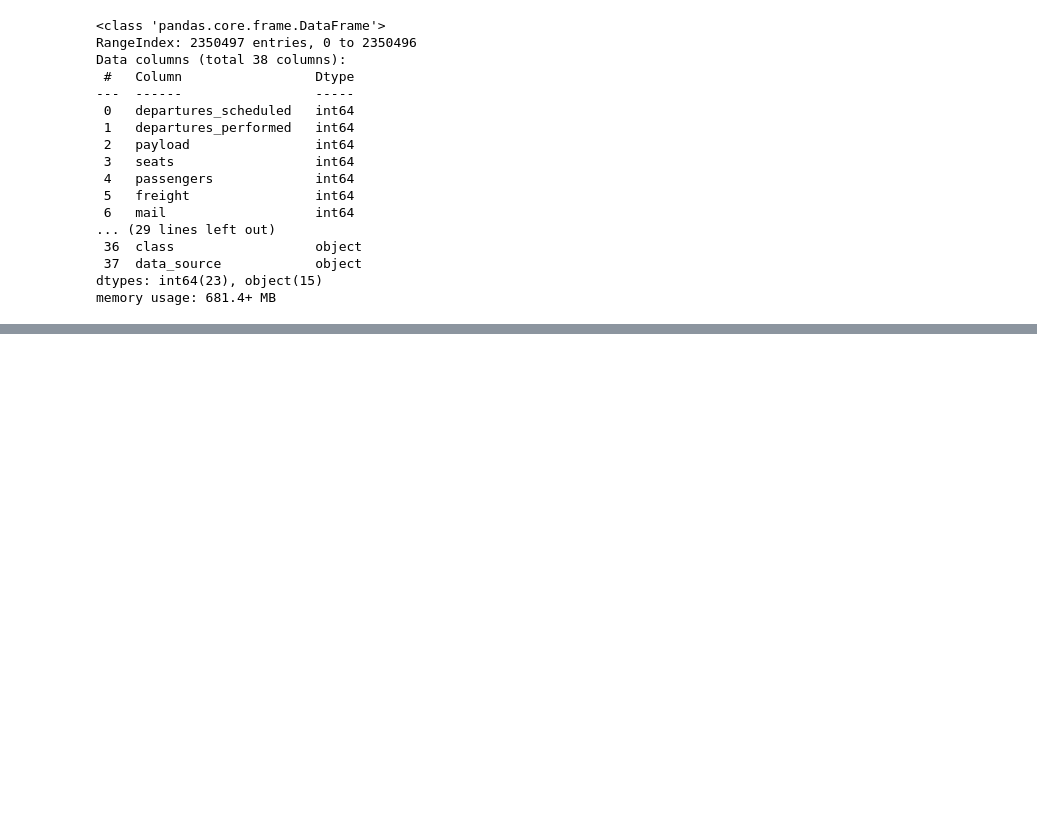
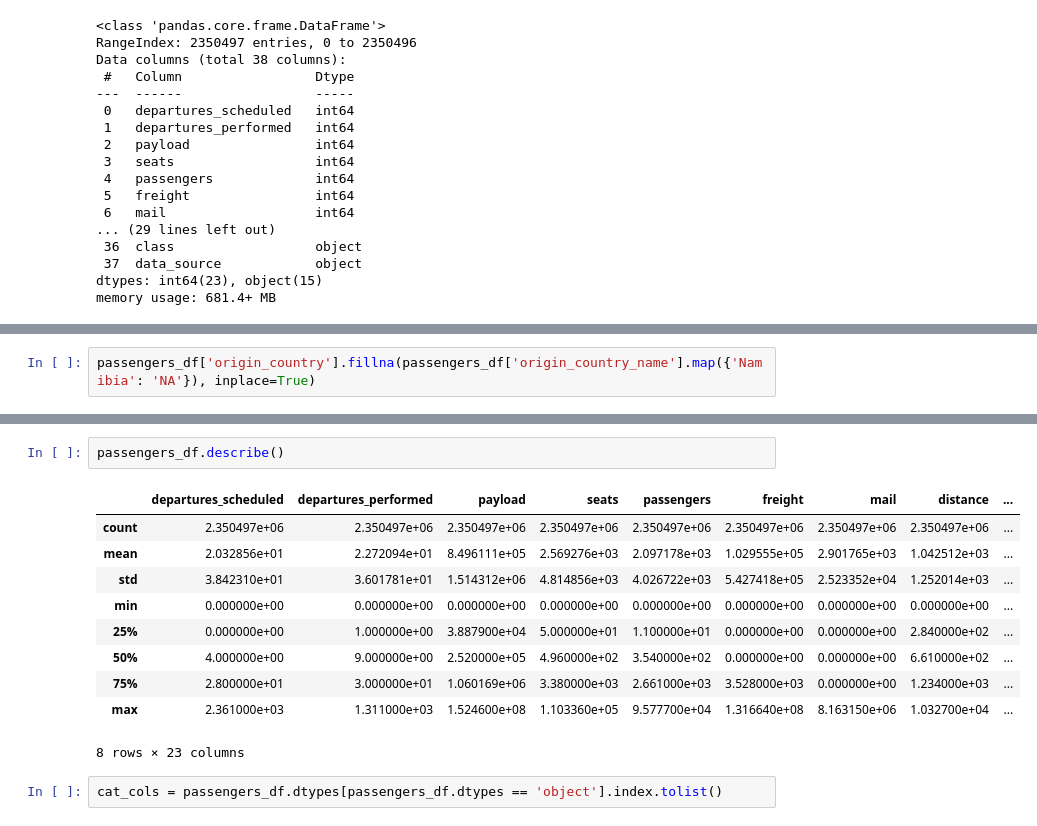
Before and after one commit to btmarsh6/mid-term-project-I, a Jupyter notebook: Ben_cleaning.ipynb, the cells around one changed output, grey strips where cells are left out. Cells and saved outputs as stored; diff of their text form; blank space fills up the shorter version.

```diff
--- a/Ben_cleaning.ipynb
+++ b/Ben_cleaning.ipynb
@@ -200,0 +251,2 @@ memory usage: 681.4+ MB
+# %%
+passengers_df['origin_country'].fillna(passengers_df['origin_country_name'].map({'Namibia': 'NA'}), inplace=True)
@@ -200,0 +289,15 @@ memory usage: 681.4+ MB
+# %%
+passengers_df.describe()
+# %% [output]
+|  | departures_scheduled | departures_performed | payload | seats | passengers | freight | mail | distance | ... |
+| count | 2.350497e+06 | 2.350497e+06 | 2.350497e+06 | 2.350497e+06 | 2.350497e+06 | 2.350497e+06 | 2.350497e+06 | 2.350497e+06 | ... |
+| mean | 2.032856e+01 | 2.272094e+01 | 8.496111e+05 | 2.569276e+03 | 2.097178e+03 | 1.029555e+05 | 2.901765e+03 | 1.042512e+03 | ... |
+| std | 3.842310e+01 | 3.601781e+01 | 1.514312e+06 | 4.814856e+03 | 4.026722e+03 | 5.427418e+05 | 2.523352e+04 | 1.252014e+03 | ... |
+| min | 0.000000e+00 | 0.000000e+00 | 0.000000e+00 | 0.000000e+00 | 0.000000e+00 | 0.000000e+00 | 0.000000e+00 | 0.000000e+00 | ... |
+| 25% | 0.000000e+00 | 1.000000e+00 | 3.887900e+04 | 5.000000e+01 | 1.100000e+01 | 0.000000e+00 | 0.000000e+00 | 2.840000e+02 | ... |
+| 50% | 4.000000e+00 | 9.000000e+00 | 2.520000e+05 | 4.960000e+02 | 3.540000e+02 | 0.000000e+00 | 0.000000e+00 | 6.610000e+02 | ... |
+| 75% | 2.800000e+01 | 3.000000e+01 | 1.060169e+06 | 3.380000e+03 | 2.661000e+03 | 3.528000e+03 | 0.000000e+00 | 1.234000e+03 | ... |
+| max | 2.361000e+03 | 1.311000e+03 | 1.524600e+08 | 1.103360e+05 | 9.577700e+04 | 1.316640e+08 | 8.163150e+06 | 1.032700e+04 | ... |
+8 rows × 23 columns
+# %%
+cat_cols = passengers_df.dtypes[passengers_df.dtypes == 'object'].index.tolist()
```
Also changed, not shown: parts of 11 cells of this notebook, 2 other files.
